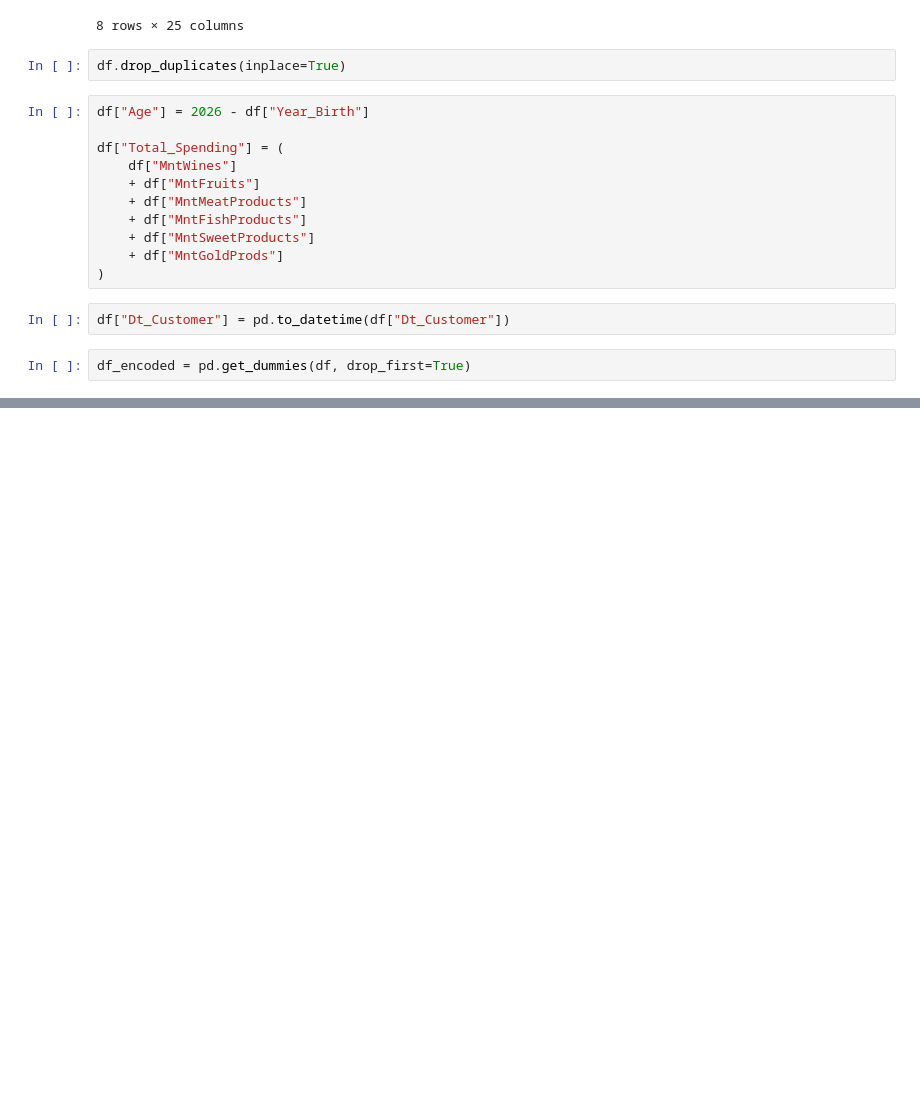
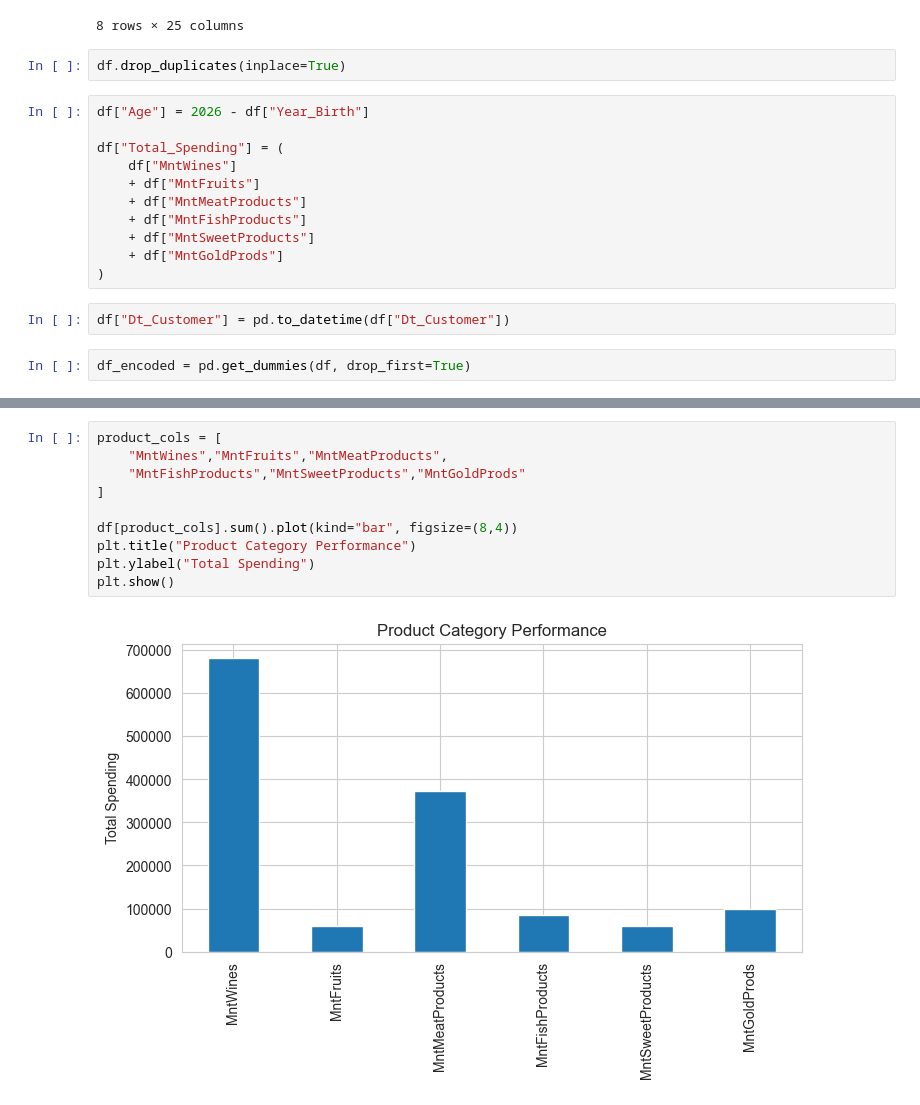
Before and after one commit to kaveeshahettige/IS4116_Assignment_Data_Analysis, a Jupyter notebook: notebooks/marketing_analysis.ipynb, the cells around one changed output, grey strips where cells are left out. Drawn from its saved outputs; the diff is of its cells as text; blank space fills up the shorter version.

```diff
--- a/notebooks/marketing_analysis.ipynb
+++ b/notebooks/marketing_analysis.ipynb
@@ -101,0 +145,12 @@ df_encoded = pd.get_dummies(df, drop_first=True)
+# %%
+product_cols = [
+    "MntWines","MntFruits","MntMeatProducts",
+    "MntFishProducts","MntSweetProducts","MntGoldProds"
+]
+
+df[product_cols].sum().plot(kind="bar", figsize=(8,4))
+plt.title("Product Category Performance")
+plt.ylabel("Total Spending")
+plt.show()
+# %% [output]
+[figure, added]
```
Also changed, not shown: parts of 8 cells of this notebook.
